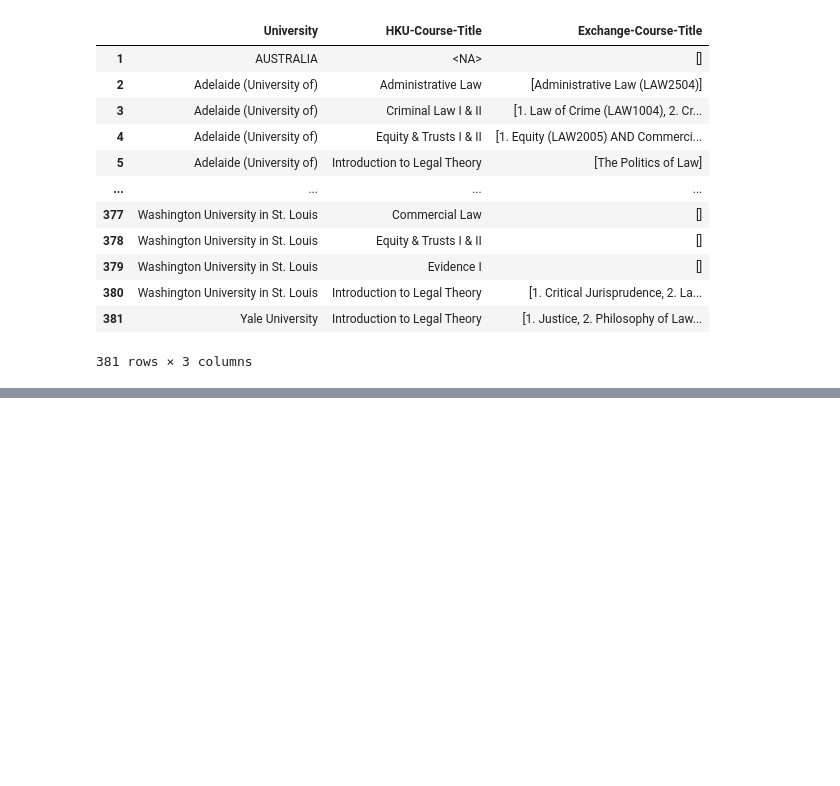
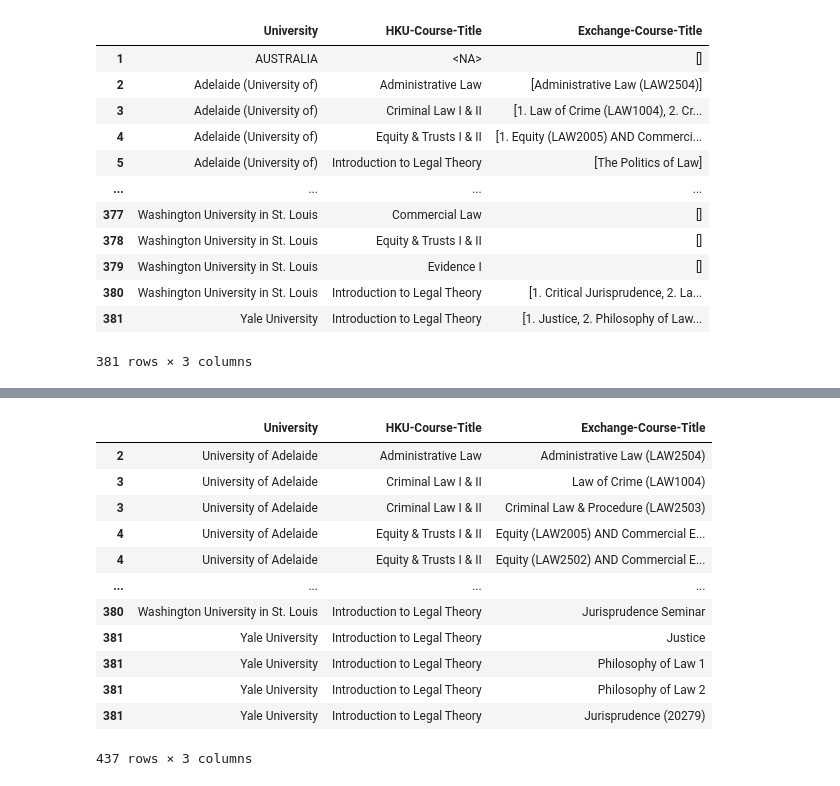
Before and after one commit to aatmiyasilwal/HKU-Credit-Transfer-Database, a Jupyter notebook: backend/law_scraper.ipynb, the cells around one changed output, grey strips where cells are left out. Drawn from its saved outputs; the diff is of its cells as text; code cells hidden in the pictures; blank space fills up the shorter version.

```diff
--- a/backend/law_scraper.ipynb
+++ b/backend/law_scraper.ipynb
@@ -220,0 +235,23 @@ test_df.loc[test_df['University'] == ' National University of  Singapore  lease
+# %%
+final_df = test_df.copy()
+final_df['Exchange-Course-Title'] = final_df['Exchange-Course-Title'].apply(second_split)
+final_df = final_df.explode('Exchange-Course-Title')
+final_df['Exchange-Course-Title'] = final_df['Exchange-Course-Title'].map(lambda x: x.replace(';or', '') if isinstance(x, str) else x)
+final_df['Exchange-Course-Title'] = final_df['Exchange-Course-Title'].map(lambda x: x.replace('; or', '') if isinstance(x, str) else x)
+
+final_df = final_df[final_df['Exchange-Course-Title'] != ""]
+final_df
+# %% [output]
+|  | University | HKU-Course-Title | Exchange-Course-Title |
+| 2 | University of Adelaide | Administrative Law | Administrative Law (LAW2504) |
+| 3 | University of Adelaide | Criminal Law I & II | Law of Crime (LAW1004) |
+| 3 | University of Adelaide | Criminal Law I & II | Criminal Law & Procedure (LAW2503) |
+| 4 | University of Adelaide | Equity & Trusts I & II | Equity (LAW2005) AND Commercial E... |
+| 4 | University of Adelaide | Equity & Trusts I & II | Equity (LAW2502) AND Commercial E... |
+| ... | ... | ... | ... |
+| 380 | Washington University in St. Louis | Introduction to Legal Theory | Jurisprudence Seminar |
+| 381 | Yale University | Introduction to Legal Theory | Justice |
+| 381 | Yale University | Introduction to Legal Theory | Philosophy of Law 1 |
+| 381 | Yale University | Introduction to Legal Theory | Philosophy of Law 2 |
+| 381 | Yale University | Introduction to Legal Theory | Jurisprudence (20279) |
+437 rows × 3 columns
```
Also changed, not shown: parts of 11 cells of this notebook, 5 other files.
